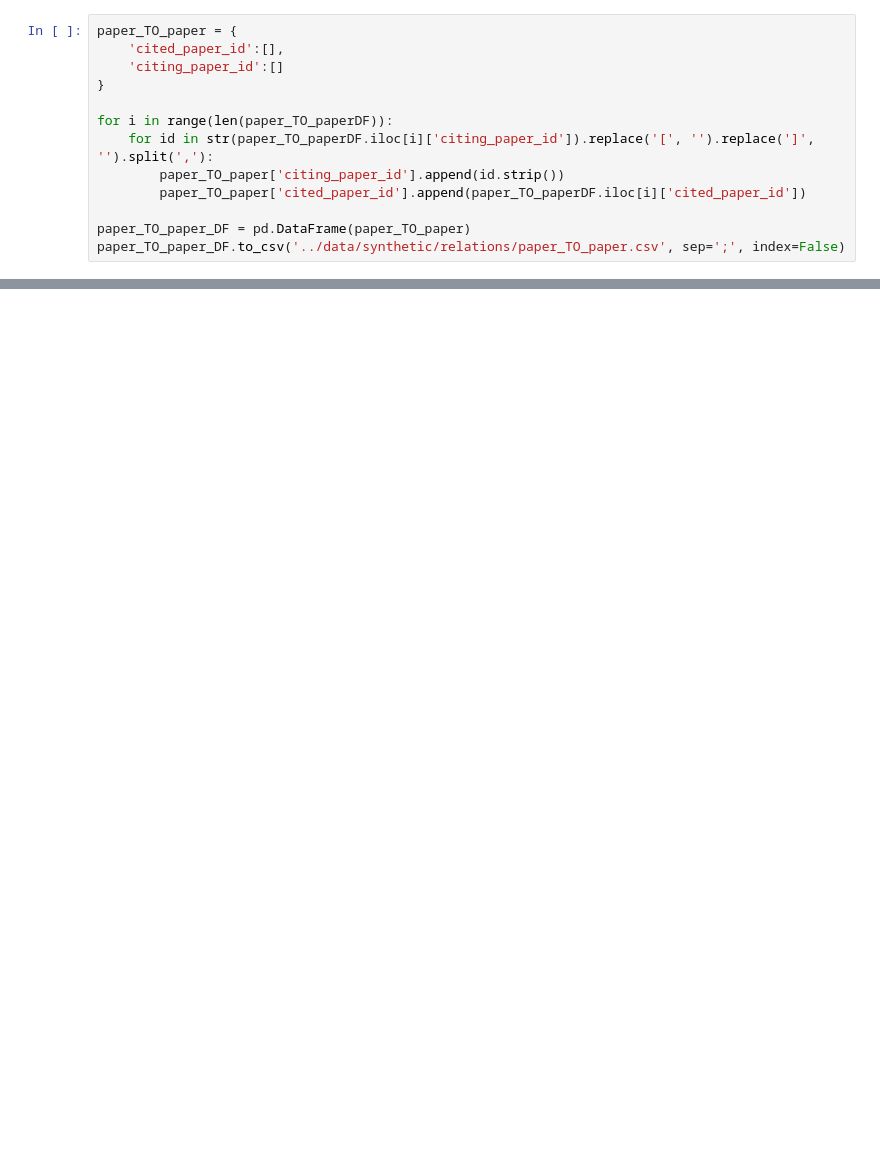
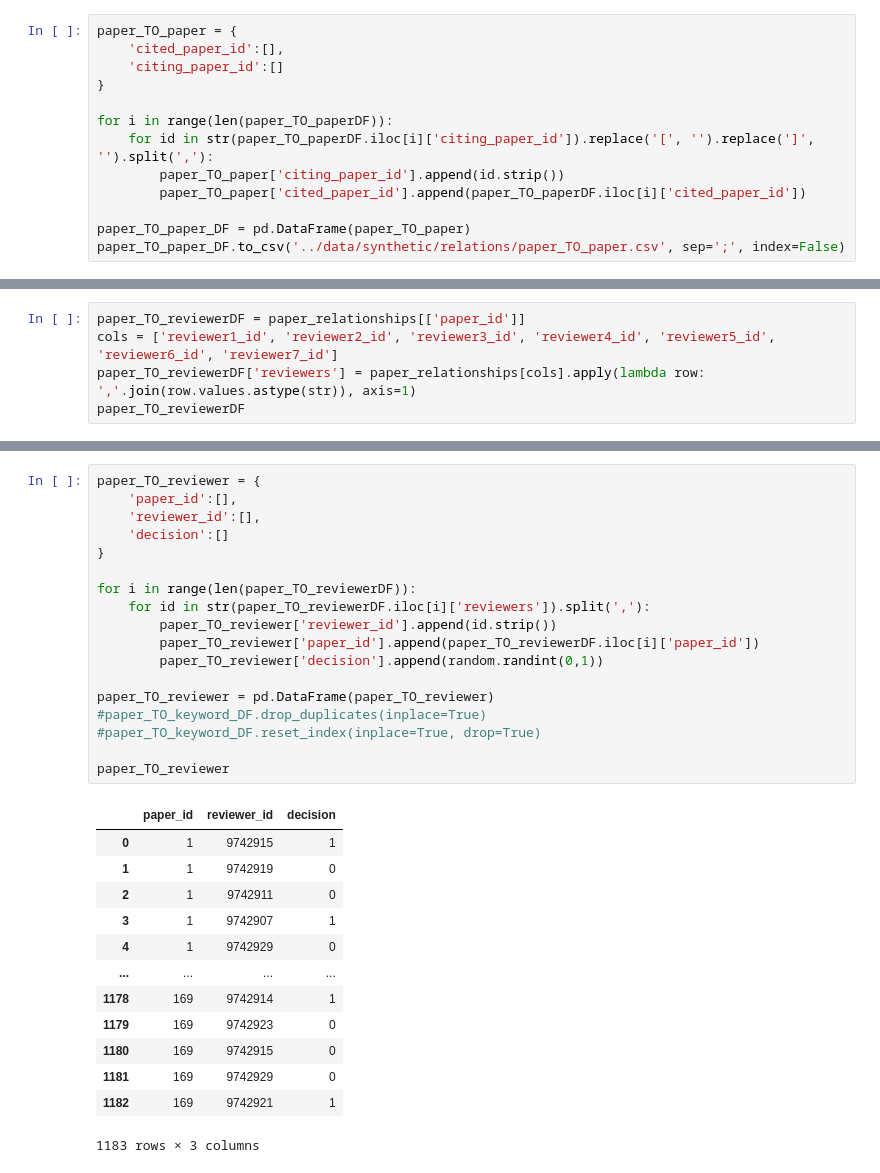
Before and after one commit to emmanuelfwerr/SDM_upc, a Jupyter notebook: notebooks/test.ipynb, the cells around one changed output, grey strips where cells are left out. Cells and saved outputs as stored; diff of their text form; blank space fills up the shorter version.

Commit message:
generated data overhaul

```diff
--- a/notebooks/test.ipynb
+++ b/notebooks/test.ipynb
@@ -397,0 +445,5 @@ paper_TO_keyword_DF.to_csv('../data/synthetic/relations/paper_TO_keyword.csv', s
+# %%
+paper_TO_reviewerDF = paper_relationships[['paper_id']]
+cols = ['reviewer1_id', 'reviewer2_id', 'reviewer3_id', 'reviewer4_id', 'reviewer5_id', 'reviewer6_id', 'reviewer7_id']
+paper_TO_reviewerDF['reviewers'] = paper_relationships[cols].apply(lambda row: ','.join(row.values.astype(str)), axis=1)
+paper_TO_reviewerDF
@@ -397,0 +469,32 @@ paper_TO_keyword_DF.to_csv('../data/synthetic/relations/paper_TO_keyword.csv', s
+# %%
+paper_TO_reviewer = {
+    'paper_id':[],
+    'reviewer_id':[],
+    'decision':[]
+}
+
+for i in range(len(paper_TO_reviewerDF)):
+    for id in str(paper_TO_reviewerDF.iloc[i]['reviewers']).split(','):
+        paper_TO_reviewer['reviewer_id'].append(id.strip())
+        paper_TO_reviewer['paper_id'].append(paper_TO_reviewerDF.iloc[i]['paper_id'])
+        paper_TO_reviewer['decision'].append(random.randint(0,1))
+
+paper_TO_reviewer = pd.DataFrame(paper_TO_reviewer)
+#paper_TO_keyword_DF.drop_duplicates(inplace=True)
+#paper_TO_keyword_DF.reset_index(inplace=True, drop=True)
+
+paper_TO_reviewer
+# %% [output]
+|  | paper_id | reviewer_id | decision |
+| 0 | 1 | 9742915 | 1 |
+| 1 | 1 | 9742919 | 0 |
+| 2 | 1 | 9742911 | 0 |
+| 3 | 1 | 9742907 | 1 |
+| 4 | 1 | 9742929 | 0 |
+| ... | ... | ... | ... |
+| 1178 | 169 | 9742914 | 1 |
+| 1179 | 169 | 9742923 | 0 |
+| 1180 | 169 | 9742915 | 0 |
+| 1181 | 169 | 9742929 | 0 |
+| 1182 | 169 | 9742921 | 1 |
+1183 rows × 3 columns
```
Also changed, not shown: parts of 13 cells of this notebook, 24 other files.
